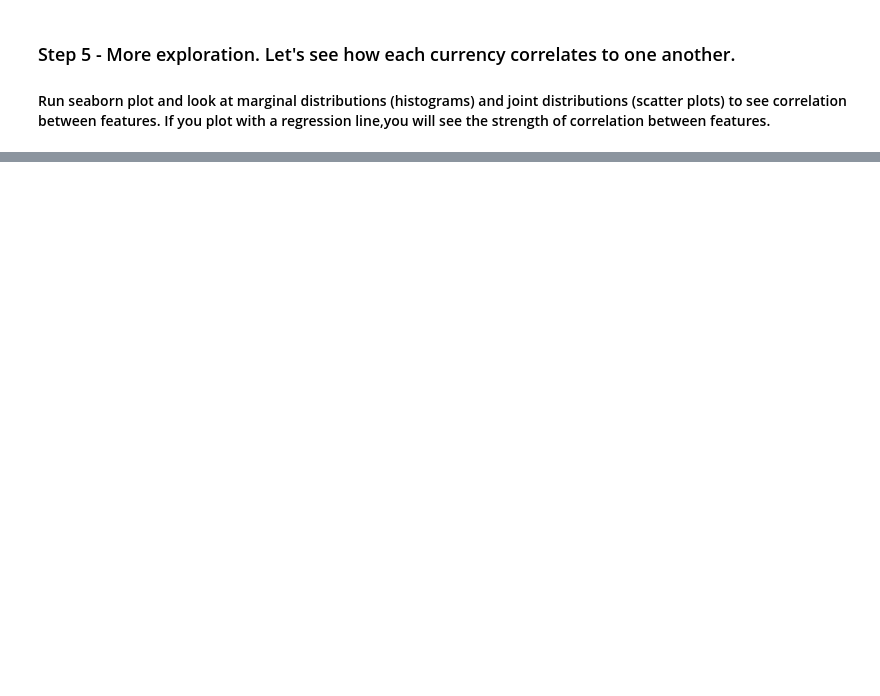
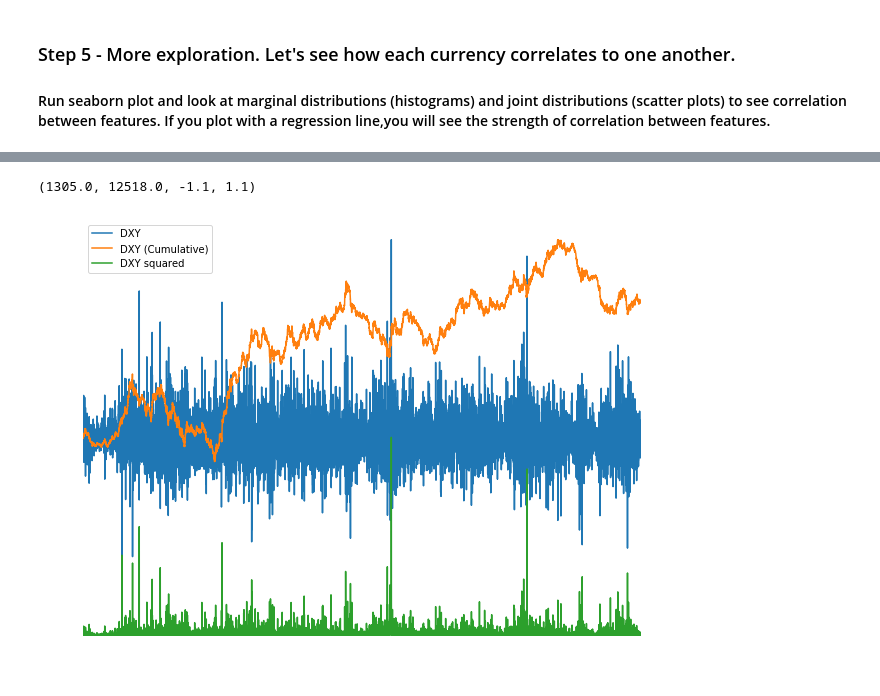
Before and after one commit to fintechsteve/modeling-volatility, a Jupyter notebook: Part_02_Visualizing_Timeseries_Data.ipynb, the cells around one changed output, grey strips where cells are left out. Drawn from its saved outputs; the diff is of its cells as text; code cells hidden in the pictures; blank space fills up the shorter version.

```diff
--- a/Part_02_Visualizing_Timeseries_Data.ipynb
+++ b/Part_02_Visualizing_Timeseries_Data.ipynb
@@ -166,0 +167,10 @@ sns.pairplot(returns, kind = "reg")
+# %%
+X = pd.concat([dxy, dxy.cumsum(), dxy**2], axis=1)
+X.columns = ['DXY','DXY (Cumulative)','DXY squared']
+X /= X.max()
+X['DXY squared'] -= 1
+X.plot(figsize = (10,8))
+plt.axis('off')
+# %% [output]
+(1305.0, 12518.0, -1.1, 1.1)
+[figure, added]
```
Also changed, not shown: parts of 3 cells of this notebook, 10 other files.
